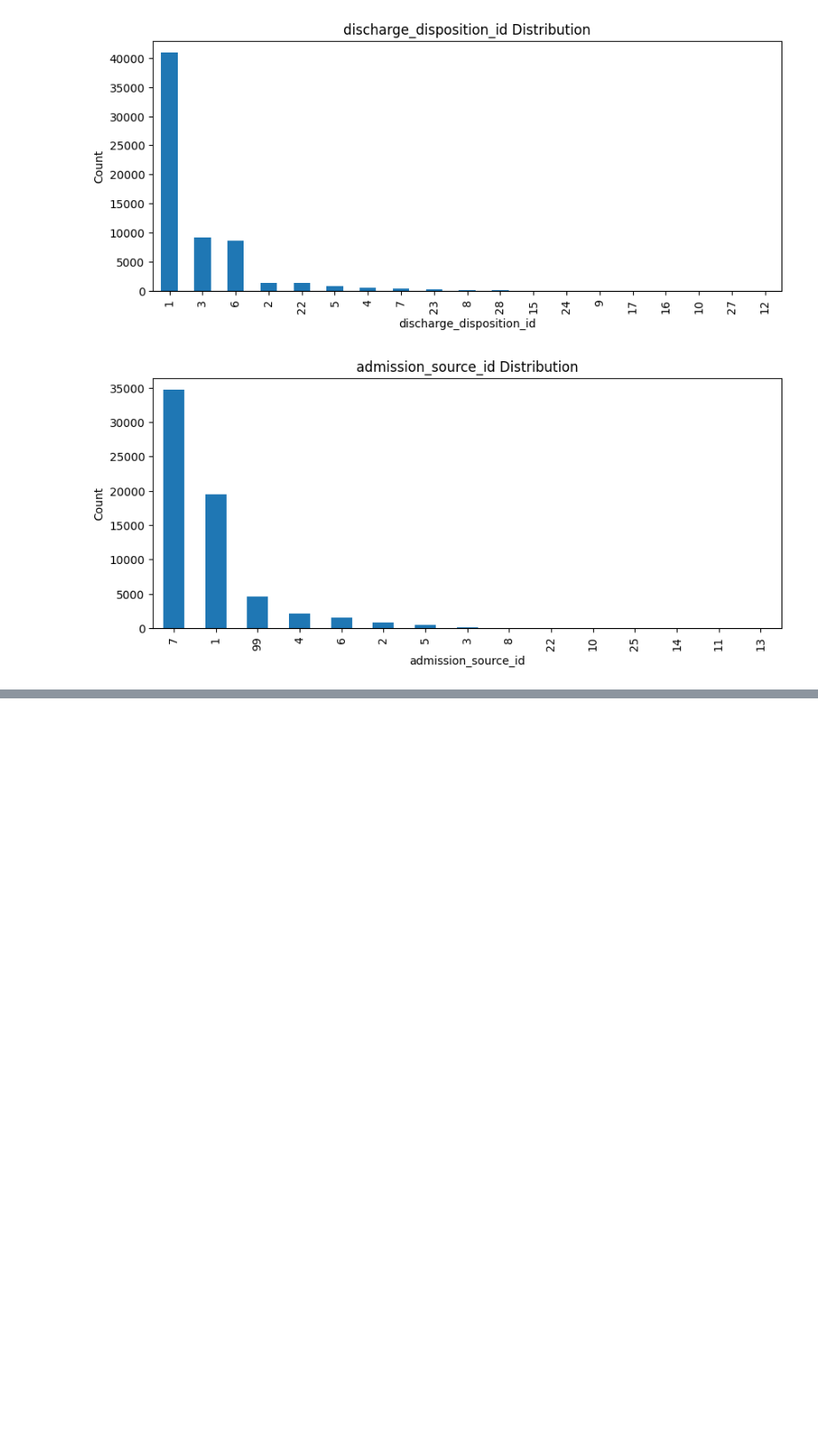
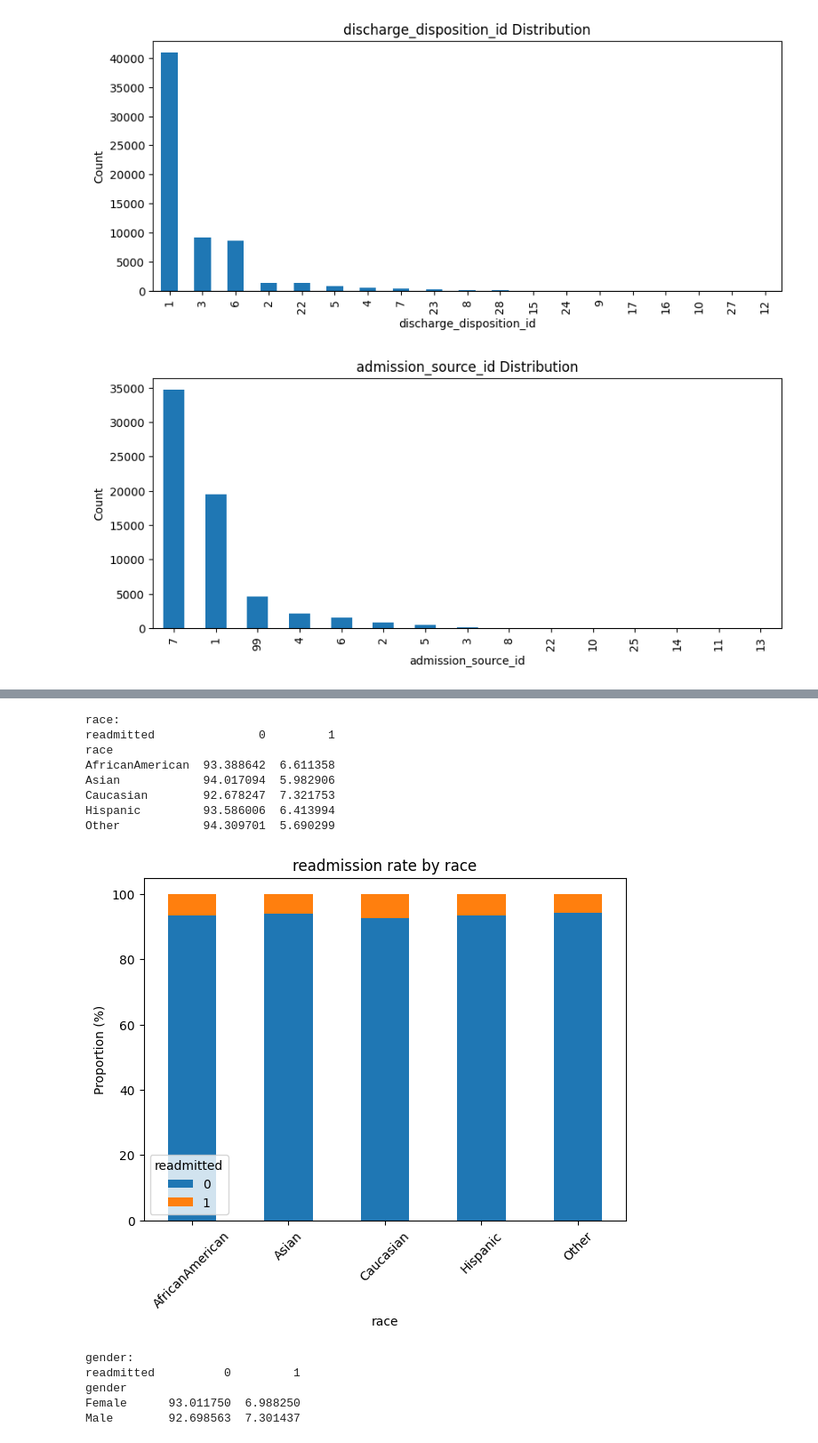
Before and after one commit to Priyanshi-Vishwakarma22/Hospital_Readmission_Risk_Prediction, a Jupyter notebook: notebook/healthcare_readmission_risk_prediction_EDA.ipynb, the cells around one changed output, grey strips where cells are left out. Shown at 89% size. Drawn from its saved outputs; the diff is of its cells as text; code cells hidden in the pictures; blank space fills up the shorter version.

```diff
--- a/notebook/healthcare_readmission_risk_prediction_EDA.ipynb
+++ b/notebook/healthcare_readmission_risk_prediction_EDA.ipynb
@@ -665,0 +742,26 @@ for col in categorical_id_cols:
+# %%
+for col in ['race','gender']:
+    result = pd.crosstab(df[col] ,df["readmitted"], normalize = "index") *100
+    print(f"\n{col}:")
+    print(result)
+
+    result.plot(kind = "bar",stacked=True,figsize = (7,5))
+    plt.title(f'readmission rate by {col}')
+    plt.ylabel('Proportion (%)')
+    plt.xticks(rotation=45)
+    plt.show()
+# %% [output]
+race:
+readmitted               0         1
+race
+AfricanAmerican  93.388642  6.611358
+Asian            94.017094  5.982906
+Caucasian        92.678247  7.321753
+Hispanic         93.586006  6.413994
+Other            94.309701  5.690299
+[figure, added]
+gender:
+readmitted          0         1
+gender
+Female      93.011750  6.988250
+Male        92.698563  7.301437
```
Also changed, not shown: parts of 15 cells of this notebook.
